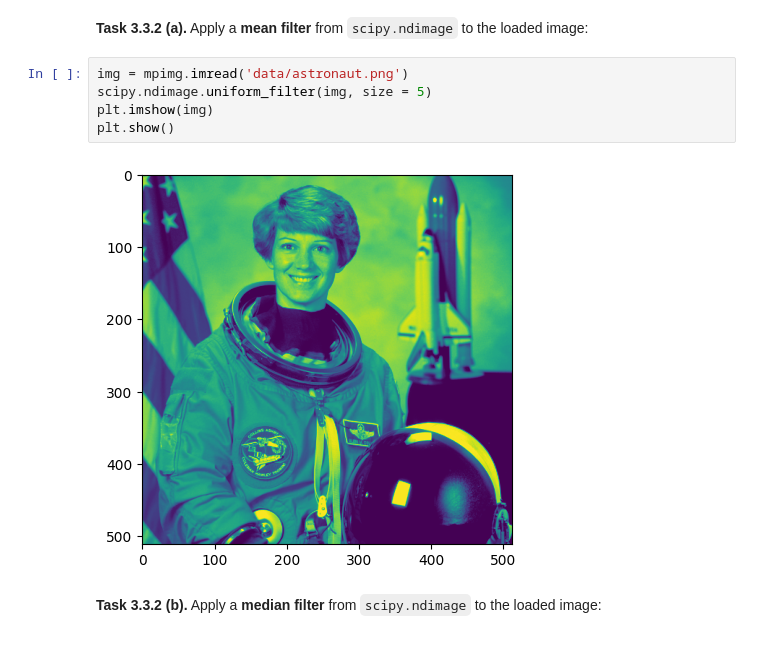
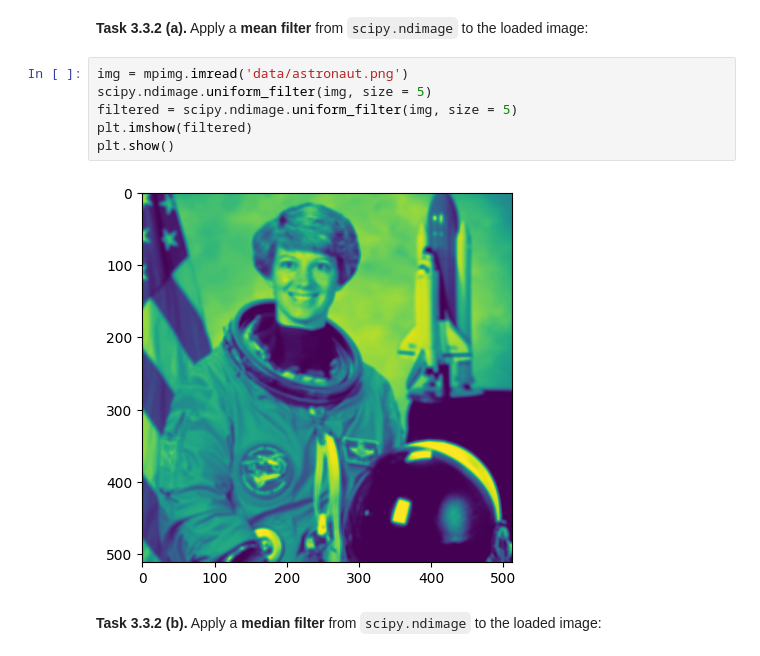
Before and after one commit to fb337/mobi-fs3-python, a Jupyter notebook: task3.ipynb, the cells around one changed output. Cells and saved outputs as stored; diff of their text form.

```diff
--- a/task3.ipynb
+++ b/task3.ipynb
@@ -110,9 +110,10 @@ import scipy.ndimage
 # %%
 img = mpimg.imread('data/astronaut.png')
 scipy.ndimage.uniform_filter(img, size = 5)
-plt.imshow(img)
+filtered = scipy.ndimage.uniform_filter(img, size = 5)
+plt.imshow(filtered)
 plt.show()
 # %% [output]
-[figure, old version]
+[figure, new version]
 # %% [markdown]
 **<a id="#">Task 3.3.2 (b).</a>** Apply a **median filter** from `scipy.ndimage` to the loaded image:
```
Also changed, not shown: parts of 2 cells of this notebook.
